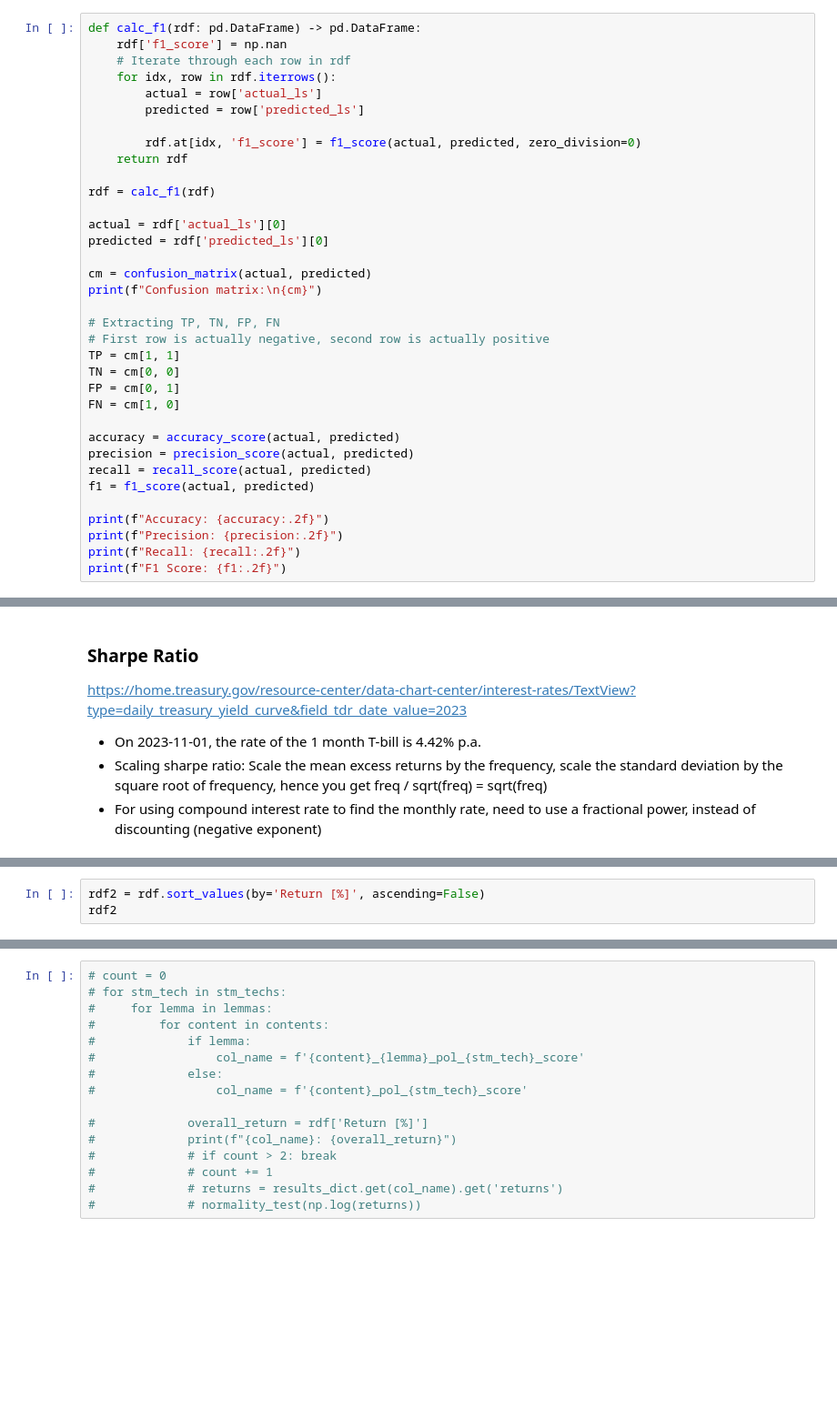
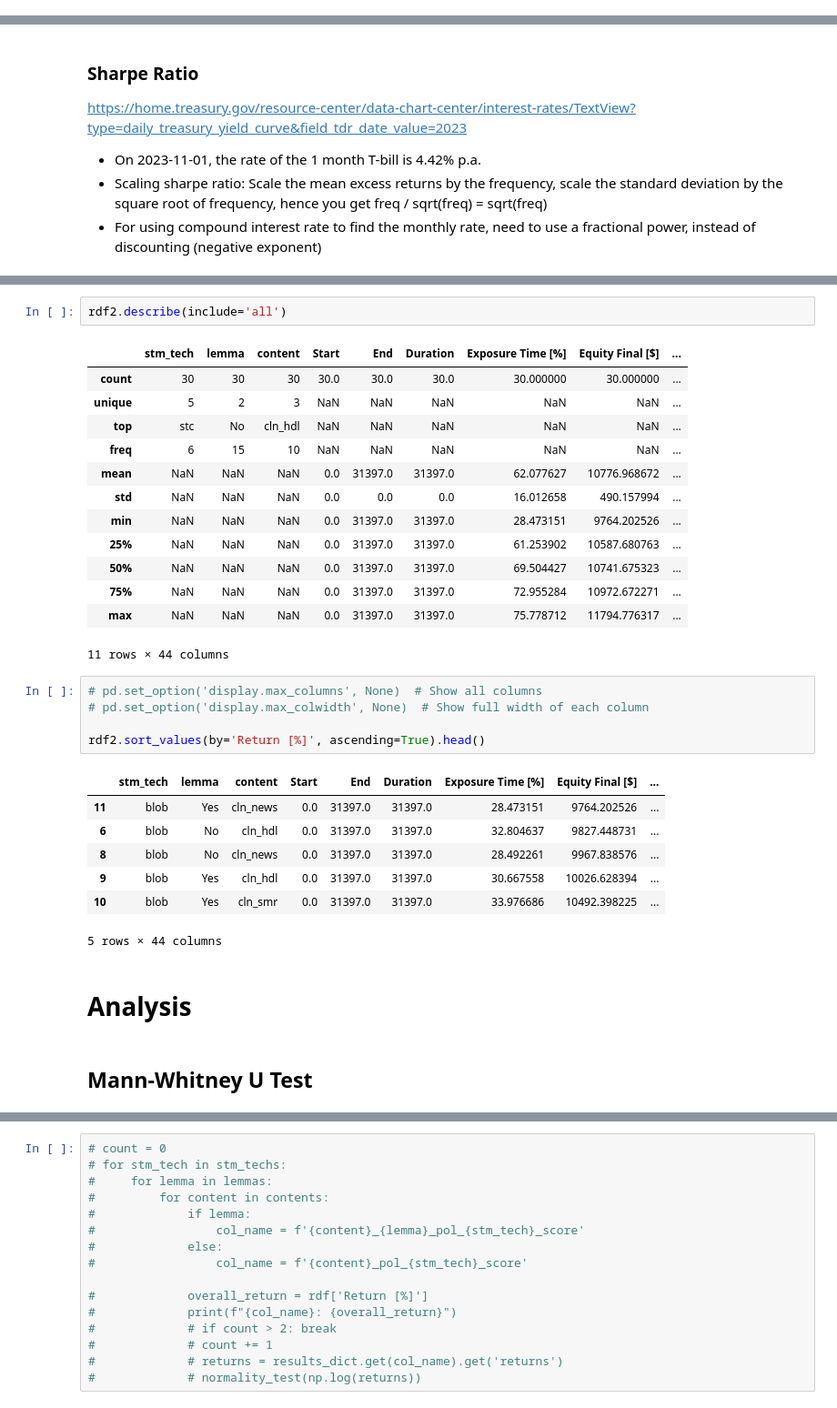
Before and after one commit to yiqwan/stock-forecast-with-sentiment, a Jupyter notebook: notebooks/trading.ipynb, the cells around one changed output, grey strips where cells are left out. Shown: that part at 91% size. Saved outputs shown, nothing was run; the diff lists cells and outputs as text; blank space fills up the shorter version.

```diff
--- a/notebooks/trading.ipynb
+++ b/notebooks/trading.ipynb
@@ -578,37 +763,2 @@ rdf['ReturnPctList'] = rdf['_trades'].apply(lambda df: df['ReturnPct'].tolist())
 # # Check that the sum of profit and loss is equal to the diff between equity final - start (no comms)
 # print(rdf['pl_list'].apply(lambda aList: np.sum(aList)) - (rdf['Equity Final [$]'] - pd.Series([equity_start] * len(rdf))))
-# %%
-def calc_f1(rdf: pd.DataFrame) -> pd.DataFrame:
-    rdf['f1_score'] = np.nan
-    # Iterate through each row in rdf
-    for idx, row in rdf.iterrows():
-        actual = row['actual_ls']
-        predicted = row['predicted_ls']
-
-        rdf.at[idx, 'f1_score'] = f1_score(actual, predicted, zero_division=0)
-    return rdf
-
-rdf = calc_f1(rdf)
-
-actual = rdf['actual_ls'][0]
-predicted = rdf['predicted_ls'][0]
-
-cm = confusion_matrix(actual, predicted)
-print(f"Confusion matrix:\n{cm}")
-
-# Extracting TP, TN, FP, FN
-# First row is actually negative, second row is actually positive
-TP = cm[1, 1]
-TN = cm[0, 0]
-FP = cm[0, 1]
-FN = cm[1, 0]
-
-accuracy = accuracy_score(actual, predicted)
-precision = precision_score(actual, predicted)
-recall = recall_score(actual, predicted)
-f1 = f1_score(actual, predicted)
-
-print(f"Accuracy: {accuracy:.2f}")
-print(f"Precision: {precision:.2f}")
-print(f"Recall: {recall:.2f}")
-print(f"F1 Score: {f1:.2f}")
@@ -648,3 +810,33 @@ print(len(rdf[rdf['Win Rate [%]'] > 50]))
-# %%
-rdf2 = rdf.sort_values(by='Return [%]', ascending=False)
-rdf2
+# %%
+rdf2.describe(include='all')
+# %% [output]
+|  | stm_tech | lemma | content | Start | End | Duration | Exposure Time [%] | Equity Final [$] | ... |
+| count | 30 | 30 | 30 | 30.0 | 30.0 | 30.0 | 30.000000 | 30.000000 | ... |
+| unique | 5 | 2 | 3 | NaN | NaN | NaN | NaN | NaN | ... |
+| top | stc | No | cln_hdl | NaN | NaN | NaN | NaN | NaN | ... |
+| freq | 6 | 15 | 10 | NaN | NaN | NaN | NaN | NaN | ... |
+| mean | NaN | NaN | NaN | 0.0 | 31397.0 | 31397.0 | 62.077627 | 10776.968672 | ... |
+| std | NaN | NaN | NaN | 0.0 | 0.0 | 0.0 | 16.012658 | 490.157994 | ... |
+| min | NaN | NaN | NaN | 0.0 | 31397.0 | 31397.0 | 28.473151 | 9764.202526 | ... |
+| 25% | NaN | NaN | NaN | 0.0 | 31397.0 | 31397.0 | 61.253902 | 10587.680763 | ... |
+| 50% | NaN | NaN | NaN | 0.0 | 31397.0 | 31397.0 | 69.504427 | 10741.675323 | ... |
+| 75% | NaN | NaN | NaN | 0.0 | 31397.0 | 31397.0 | 72.955284 | 10972.672271 | ... |
+| max | NaN | NaN | NaN | 0.0 | 31397.0 | 31397.0 | 75.778712 | 11794.776317 | ... |
+11 rows × 44 columns
+# %%
+# pd.set_option('display.max_columns', None)  # Show all columns
+# pd.set_option('display.max_colwidth', None)  # Show full width of each column
+
+rdf2.sort_values(by='Return [%]', ascending=True).head()
+# %% [output]
+|  | stm_tech | lemma | content | Start | End | Duration | Exposure Time [%] | Equity Final [$] | ... |
+| 11 | blob | Yes | cln_news | 0.0 | 31397.0 | 31397.0 | 28.473151 | 9764.202526 | ... |
+| 6 | blob | No | cln_hdl | 0.0 | 31397.0 | 31397.0 | 32.804637 | 9827.448731 | ... |
+| 8 | blob | No | cln_news | 0.0 | 31397.0 | 31397.0 | 28.492261 | 9967.838576 | ... |
+| 9 | blob | Yes | cln_hdl | 0.0 | 31397.0 | 31397.0 | 30.667558 | 10026.628394 | ... |
+| 10 | blob | Yes | cln_smr | 0.0 | 31397.0 | 31397.0 | 33.976686 | 10492.398225 | ... |
+5 rows × 44 columns
+# %% [markdown]
+# Analysis
+# %% [markdown]
+## Mann-Whitney U Test
```
Also changed, not shown: parts of 35 cells of this notebook.
